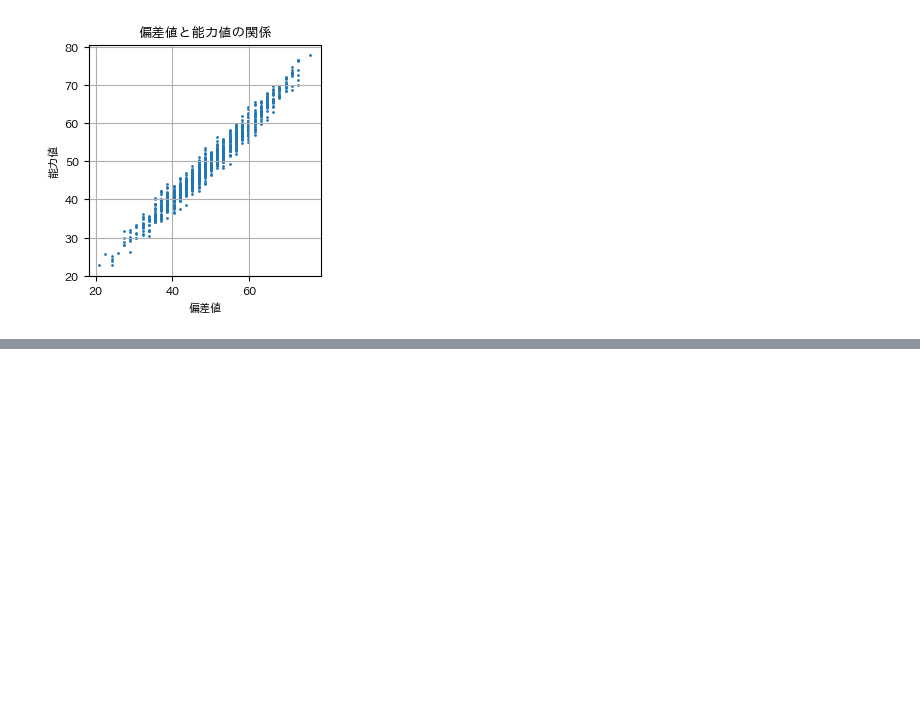
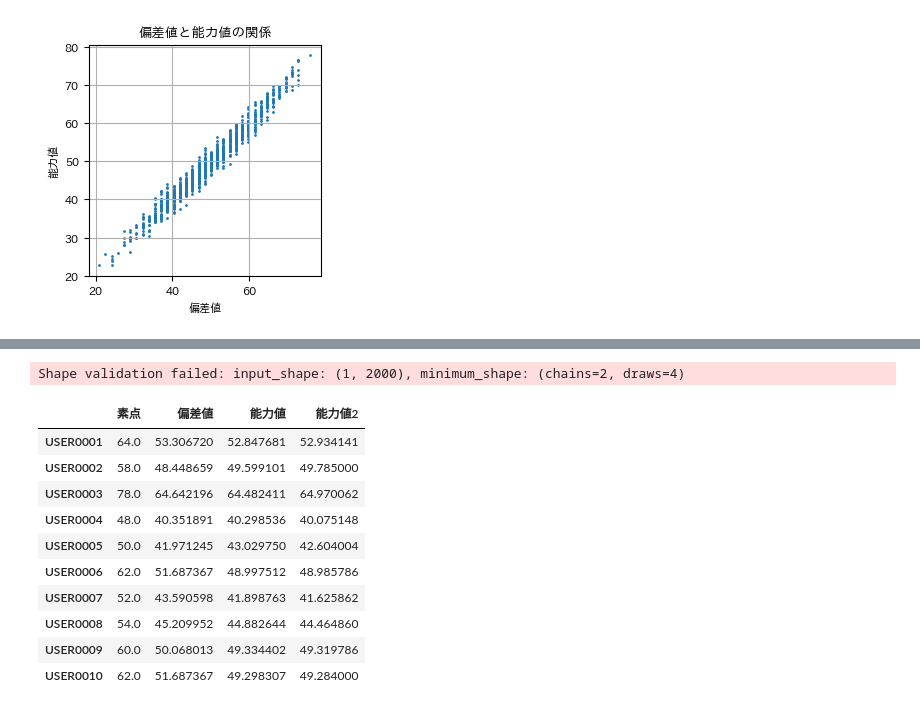
Before and after one commit to makkimaki/python-bayes-intro, a Jupyter notebook: すらすらベイズ写経_3−3_【IRT_evaluation】.ipynb, the cells around one changed output, grey strips where cells are left out. Saved outputs shown, nothing was run; the diff lists cells and outputs as text; code cells hidden in the pictures; blank space fills up the shorter version.

```diff
--- a/すらすらベイズ写経_3−3_【IRT_evaluation】.ipynb
+++ b/すらすらベイズ写経_3−3_【IRT_evaluation】.ipynb
@@ -333,0 +432,20 @@ plt.show()
+# %%
+# model1とモデル定義は同じ⇨改めてmodel2とする
+coords = {"user": users, "question": questions}
+
+model2 = pm.Model(coords=coords)
+
+with model2:
+    response_data = pm.ConstantData("response_data", response)
+
+    # 能力値
+    theta = pm.Normal("theta", mu=0, sigma=1, dims="user")
+
+    #　識別力
+    a = pm.HalfNormal("a", sigma=1, dims="question")
+    b = pm.Normal("b", mu=0, sigma=1, dims="question")
+
+    logit_p = pm.Deterministic(
+        "logit_p", a[question_idx] * (theta[user_idx] - b[question_idx])
+        )
+    obs = pm.Bernoulli("obs", logit_p=logit_p, observed=response_data)
@@ -333,0 +475,25 @@ plt.show()
+# %%
+summary_theta2 = az.summary(idata2, var_names=["theta"])
+
+df_sum2 = df_sum1.copy()
+
+x2 = summary_theta2["mean"].values
+
+x2_mean, x2_std = x2.mean(), x2.std()
+x2 = (x2-x2_mean) / x2_std * 10 + 50
+df_sum2["能力値2"] = x2
+
+display(df_sum2.head(10))
+# %% [output]
+Shape validation failed: input_shape: (1, 2000), minimum_shape: (chains=2, draws=4)
+|  | 素点 | 偏差値 | 能力値 | 能力値2 |
+| USER0001 | 64.0 | 53.306720 | 52.847681 | 52.934141 |
+| USER0002 | 58.0 | 48.448659 | 49.599101 | 49.785000 |
+| USER0003 | 78.0 | 64.642196 | 64.482411 | 64.970062 |
+| USER0004 | 48.0 | 40.351891 | 40.298536 | 40.075148 |
+| USER0005 | 50.0 | 41.971245 | 43.029750 | 42.604004 |
+| USER0006 | 62.0 | 51.687367 | 48.997512 | 48.985786 |
+| USER0007 | 52.0 | 43.590598 | 41.898763 | 41.625862 |
+| USER0008 | 54.0 | 45.209952 | 44.882644 | 44.464860 |
+| USER0009 | 60.0 | 50.068013 | 49.334402 | 49.319786 |
+| USER0010 | 62.0 | 51.687367 | 49.298307 | 49.284000 |
```
Also changed, not shown: parts of 13 cells of this notebook.
